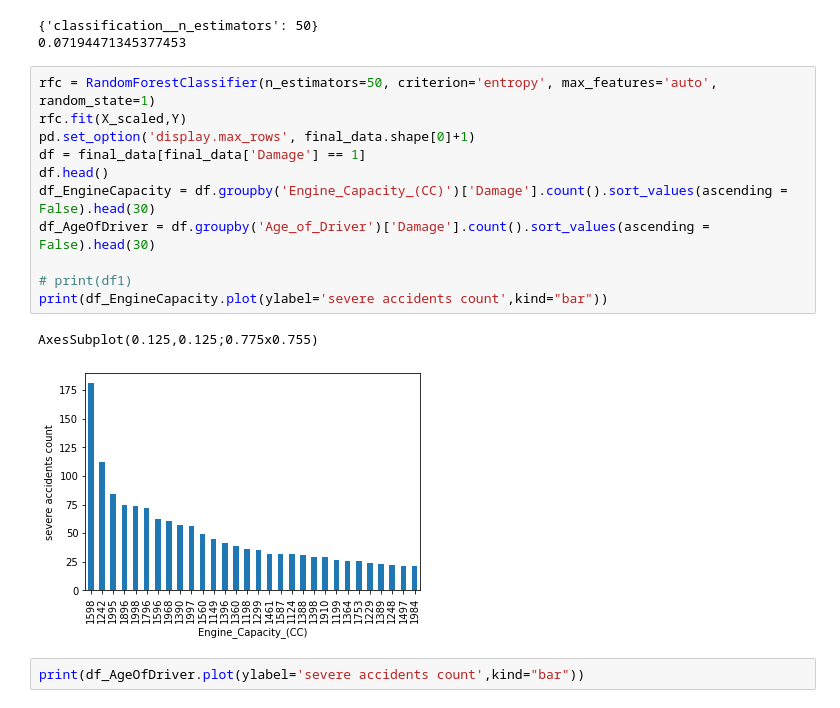
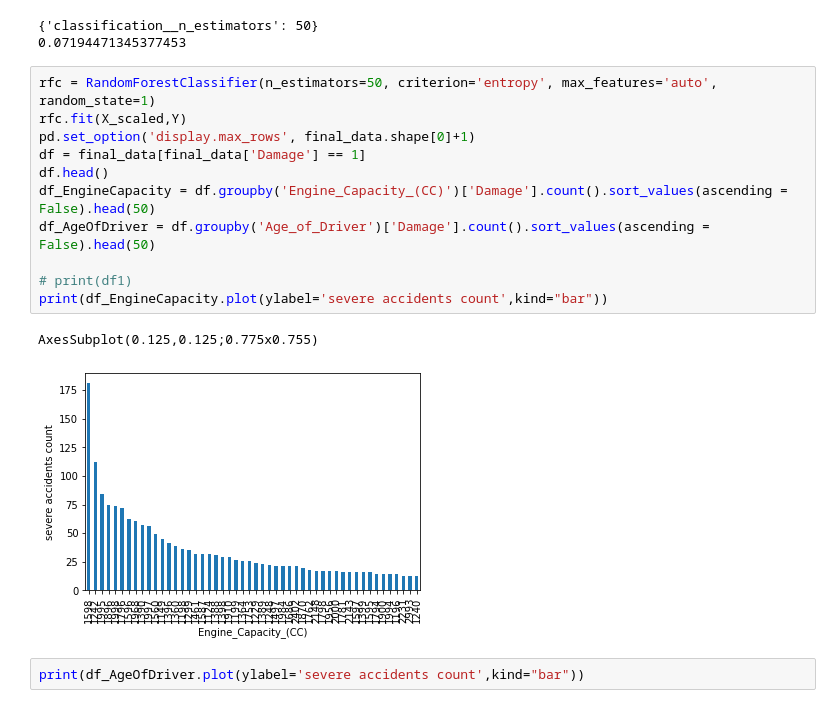
Before and after one commit to swapnilbetkar/python, a Jupyter notebook: VehicleCollision3.ipynb, the cells around one changed output. Drawn from its saved outputs; the diff is of its cells as text.

```diff
--- a/VehicleCollision3.ipynb
+++ b/VehicleCollision3.ipynb
@@ -159,17 +159,17 @@ print(best_result)
 # %%
 rfc = RandomForestClassifier(n_estimators=50, criterion='entropy', max_features='auto', random_state=1)
 rfc.fit(X_scaled,Y)
 pd.set_option('display.max_rows', final_data.shape[0]+1)
 df = final_data[final_data['Damage'] == 1]
 df.head()
-df_EngineCapacity = df.groupby('Engine_Capacity_(CC)')['Damage'].count().sort_values(ascending = False).head(30)
-df_AgeOfDriver = df.groupby('Age_of_Driver')['Damage'].count().sort_values(ascending = False).head(30)
+df_EngineCapacity = df.groupby('Engine_Capacity_(CC)')['Damage'].count().sort_values(ascending = False).head(50)
+df_AgeOfDriver = df.groupby('Age_of_Driver')['Damage'].count().sort_values(ascending = False).head(50)
 
 # print(df1)
 print(df_EngineCapacity.plot(ylabel='severe accidents count',kind="bar"))
 # %% [output]
 AxesSubplot(0.125,0.125;0.775x0.755)
-[figure, old version]
+[figure, new version]
 # %%
 print(df_AgeOfDriver.plot(ylabel='severe accidents count',kind="bar"))
 # %% [output]
```
